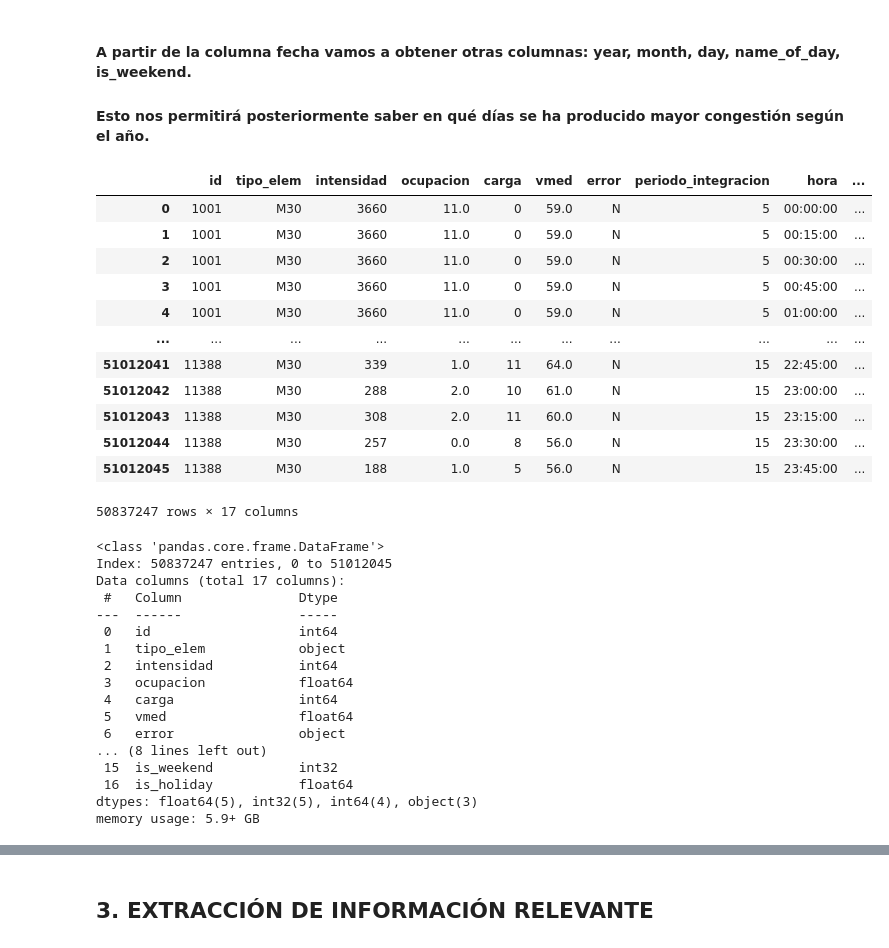
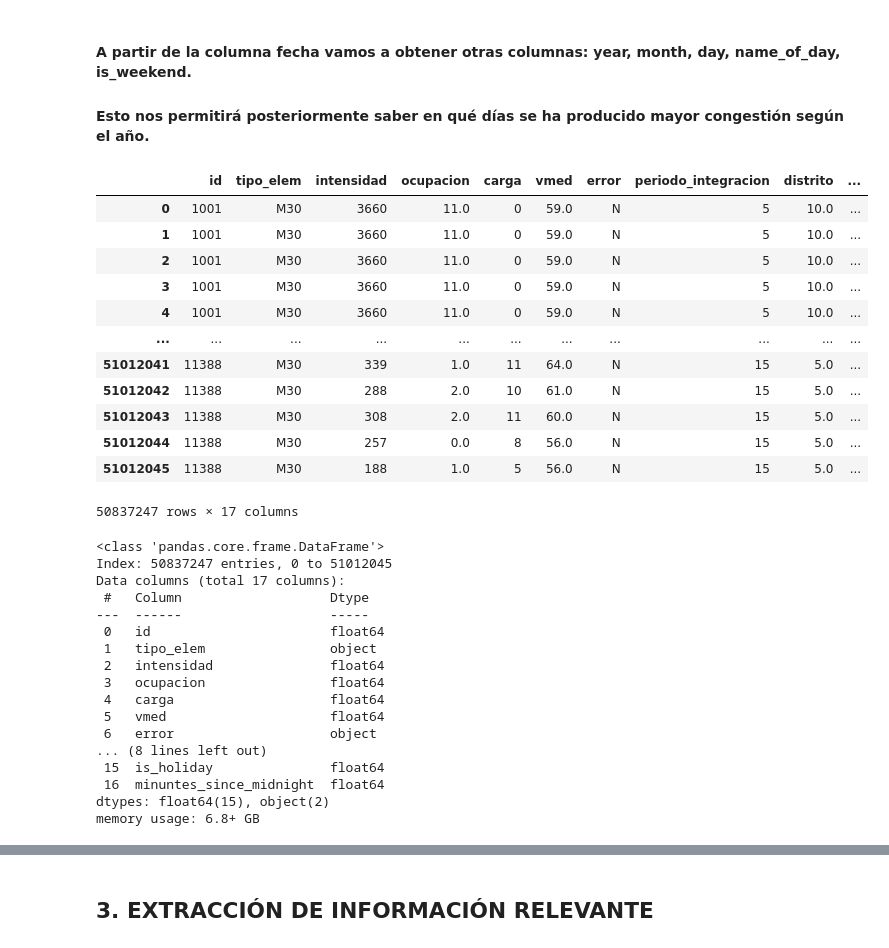
Before and after one commit to JoseACuesta/real_time_traffic_analysis_of_Madrid, a Jupyter notebook: ml/src/ml/cleaning_data.ipynb, the cells around one changed output, grey strips where cells are left out. Saved outputs shown, nothing was run; the diff lists cells and outputs as text; code cells hidden in the pictures.

Commit message:
extracting information from data

```diff
--- a/ml/src/ml/cleaning_data.ipynb
+++ b/ml/src/ml/cleaning_data.ipynb
@@ -87,41 +90,43 @@ Se han eliminado 174799 filas
 #### A partir de la columna fecha vamos a obtener otras columnas: year, month, day, name_of_day, is_weekend.
 #### Esto nos permitirá posteriormente saber en qué días se ha producido mayor congestión según el año.
 # %%
-import numpy as np
-
 data_with_no_null_values['fecha'] = pd.to_datetime(data_with_no_null_values['fecha'])
+data_with_no_null_values['hora'] = pd.to_datetime(data_with_no_null_values['hora'], format='%H:%M:%S')
 
 data_with_no_null_values['year'] = data_with_no_null_values['fecha'].dt.year
 data_with_no_null_values['month'] = data_with_no_null_values['fecha'].dt.month
 data_with_no_null_values['day'] = data_with_no_null_values['fecha'].dt.day
 data_with_no_null_values['day_of_the_week'] = data_with_no_null_values['fecha'].dt.weekday
 data_with_no_null_values['is_weekend'] = data_with_no_null_values['day_of_the_week'].isin([5,6]).astype(int)
 data_with_no_null_values['is_holiday'] = np.where(
     (data_with_no_null_values['day'].isin([6, 8, 25]))|
     ((data_with_no_null_values['year'] == 2024) & (data_with_no_null_values['day'] == 9)),
     1.0,
     0.0
     )
+data_with_no_null_values['minuntes_since_midnight'] = (
+    data_with_no_null_values['hora'].dt.hour * 60 +
+    data_with_no_null_values['hora'].dt.minute).astype(float)
 
-data_with_no_null_values.drop(columns='fecha', inplace=True)
+data_with_no_null_values.drop(columns=['fecha', 'hora'], inplace=True)
 data_with_no_null_values
 # %% [output]
-|  | id | tipo_elem | intensidad | ocupacion | carga | vmed | error | periodo_integracion | hora | ... |
-| 0 | 1001 | M30 | 3660 | 11.0 | 0 | 59.0 | N | 5 | 00:00:00 | ... |
-| 1 | 1001 | M30 | 3660 | 11.0 | 0 | 59.0 | N | 5 | 00:15:00 | ... |
-| 2 | 1001 | M30 | 3660 | 11.0 | 0 | 59.0 | N | 5 | 00:30:00 | ... |
-| 3 | 1001 | M30 | 3660 | 11.0 | 0 | 59.0 | N | 5 | 00:45:00 | ... |
-| 4 | 1001 | M30 | 3660 | 11.0 | 0 | 59.0 | N | 5 | 01:00:00 | ... |
+|  | id | tipo_elem | intensidad | ocupacion | carga | vmed | error | periodo_integracion | distrito | ... |
+| 0 | 1001 | M30 | 3660 | 11.0 | 0 | 59.0 | N | 5 | 10.0 | ... |
+| 1 | 1001 | M30 | 3660 | 11.0 | 0 | 59.0 | N | 5 | 10.0 | ... |
+| 2 | 1001 | M30 | 3660 | 11.0 | 0 | 59.0 | N | 5 | 10.0 | ... |
+| 3 | 1001 | M30 | 3660 | 11.0 | 0 | 59.0 | N | 5 | 10.0 | ... |
+| 4 | 1001 | M30 | 3660 | 11.0 | 0 | 59.0 | N | 5 | 10.0 | ... |
 | ... | ... | ... | ... | ... | ... | ... | ... | ... | ... | ... |
-| 51012041 | 11388 | M30 | 339 | 1.0 | 11 | 64.0 | N | 15 | 22:45:00 | ... |
-| 51012042 | 11388 | M30 | 288 | 2.0 | 10 | 61.0 | N | 15 | 23:00:00 | ... |
-| 51012043 | 11388 | M30 | 308 | 2.0 | 11 | 60.0 | N | 15 | 23:15:00 | ... |
-| 51012044 | 11388 | M30 | 257 | 0.0 | 8 | 56.0 | N | 15 | 23:30:00 | ... |
-| 51012045 | 11388 | M30 | 188 | 1.0 | 5 | 56.0 | N | 15 | 23:45:00 | ... |
+| 51012041 | 11388 | M30 | 339 | 1.0 | 11 | 64.0 | N | 15 | 5.0 | ... |
+| 51012042 | 11388 | M30 | 288 | 2.0 | 10 | 61.0 | N | 15 | 5.0 | ... |
+| 51012043 | 11388 | M30 | 308 | 2.0 | 11 | 60.0 | N | 15 | 5.0 | ... |
+| 51012044 | 11388 | M30 | 257 | 0.0 | 8 | 56.0 | N | 15 | 5.0 | ... |
+| 51012045 | 11388 | M30 | 188 | 1.0 | 5 | 56.0 | N | 15 | 5.0 | ... |
 50837247 rows × 17 columns
 # %%
 cols_to_convert = ['id', 'intensidad', 'carga', 'periodo_integracion', 'year', 'month', 'day', 'day_of_the_week', 'is_weekend']
-data_with_no_null_values[cols_to_convert] = data_with_no_null_values[cols_to_convert].apply(pd.to_numeric)
+data_with_no_null_values[cols_to_convert] = data_with_no_null_values[cols_to_convert].astype('float64')
 
 if data_with_no_null_values['prec'].dtype != float:
     data_with_no_null_values['prec'] = data_with_no_null_values['prec'].str.replace(',', '.').astype(float)
@@ -131,17 +136,17 @@ data_with_no_null_values.info(verbose=True)
 <class 'pandas.core.frame.DataFrame'>
 Index: 50837247 entries, 0 to 51012045
 Data columns (total 17 columns):
- #   Column               Dtype
----  ------               -----
- 0   id                   int64
- 1   tipo_elem            object
- 2   intensidad           int64
- 3   ocupacion            float64
- 4   carga                int64
- 5   vmed                 float64
- 6   error                object
+ #   Column                   Dtype
+---  ------                   -----
+ 0   id                       float64
+ 1   tipo_elem                object
+ 2   intensidad               float64
+ 3   ocupacion                float64
+ 4   carga                    float64
+ 5   vmed                     float64
+ 6   error                    object
 ... (8 lines left out)
- 15  is_weekend           int32
- 16  is_holiday           float64
-dtypes: float64(5), int32(5), int64(4), object(3)
-memory usage: 5.9+ GB
+ 15  is_holiday               float64
+ 16  minuntes_since_midnight  float64
+dtypes: float64(15), object(2)
+memory usage: 6.8+ GB
```
Also changed, not shown: parts of 12 cells of this notebook.
